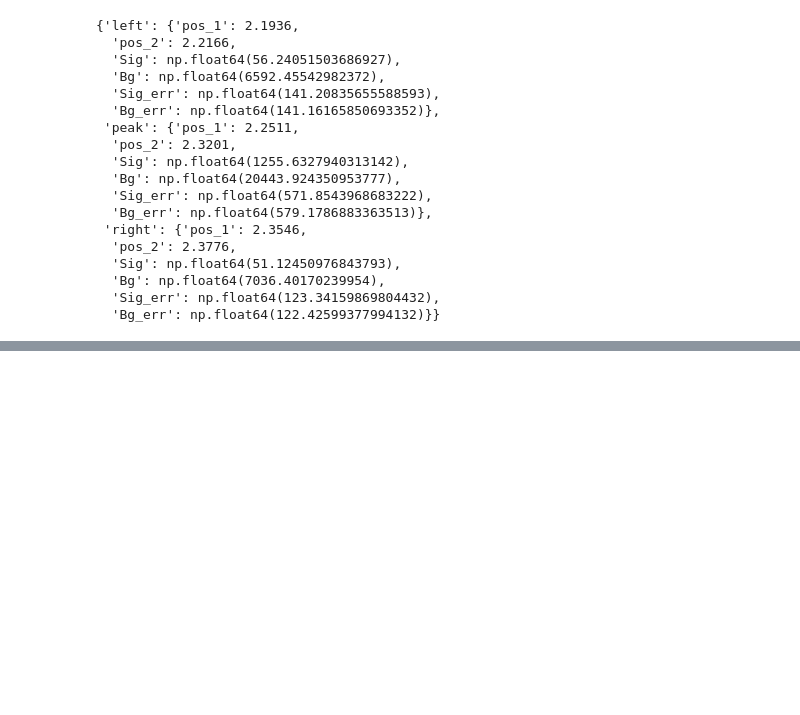
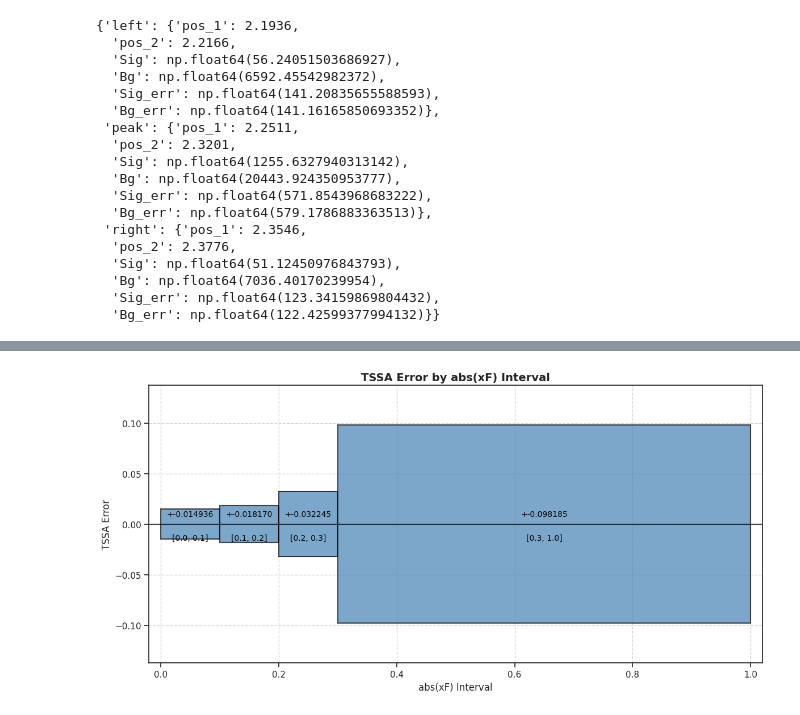
Before and after one commit to ArtSmirnovCH/SPD-Lc-pKpi-27, a Jupyter notebook: analysis_notebooks/supporting analysis/TSSA.ipynb, the cells around one changed output, grey strips where cells are left out. Drawn from its saved outputs; the diff is of its cells as text; code cells hidden in the pictures; blank space fills up the shorter version.

Commit message:
tssa version 1

```diff
--- a/analysis_notebooks/supporting analysis/TSSA.ipynb
+++ b/analysis_notebooks/supporting analysis/TSSA.ipynb
@@ -241,3 +246,17 @@ events_in_area
   'Bg': np.float64(7036.40170239954),
   'Sig_err': np.float64(123.34159869804432),
   'Bg_err': np.float64(122.42599377994132)}}
+# %%
+def get_part_of_events_in_range(
+    feature_range: Union[List, Tuple],
+    distr: pd.Series,
+    is_abs: bool
+):
+    counts_all = distr.count()
+
+    if is_abs:
+        counts_in = distr[(feature_range[0] <= np.abs(distr)) & (np.abs(distr) <= feature_range[1])].count()
+    else:
+        counts_in = distr[(feature_range[0] <= distr) & (distr <= feature_range[1])].count()
+
+    return counts_in / counts_all
@@ -243,0 +394,12 @@ events_in_area
+# %%
+x_label = 'abs(xF)'
+
+tssa_error_plot(
+    gaps=gaps,
+    tssa_errors_list=tssa_errors_list,
+    x_label=x_label
+)
+
+plt.show()
+# %% [output]
+[figure, added]
```
Also changed, not shown: parts of 4 cells of this notebook, 4 other files.
